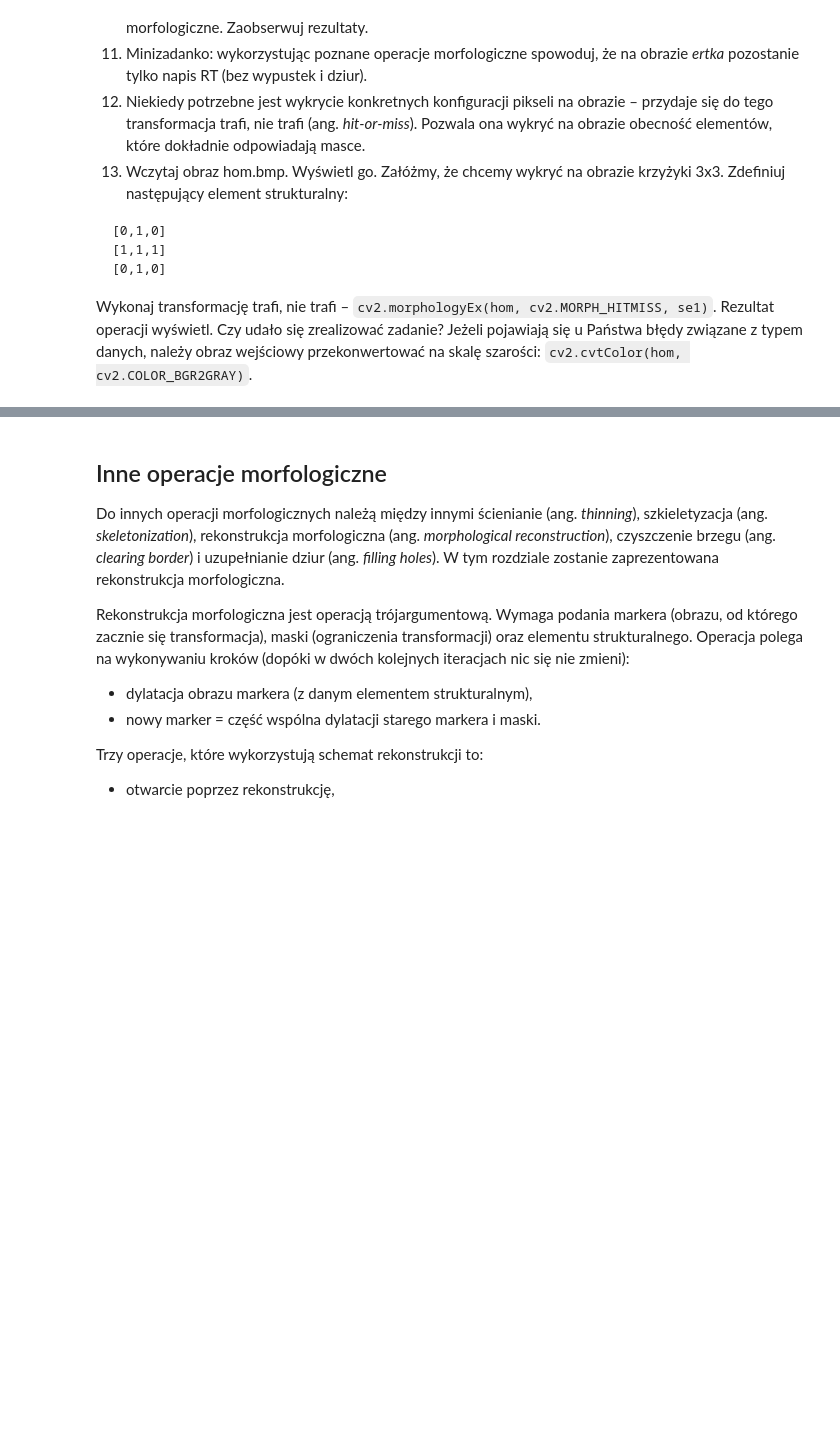
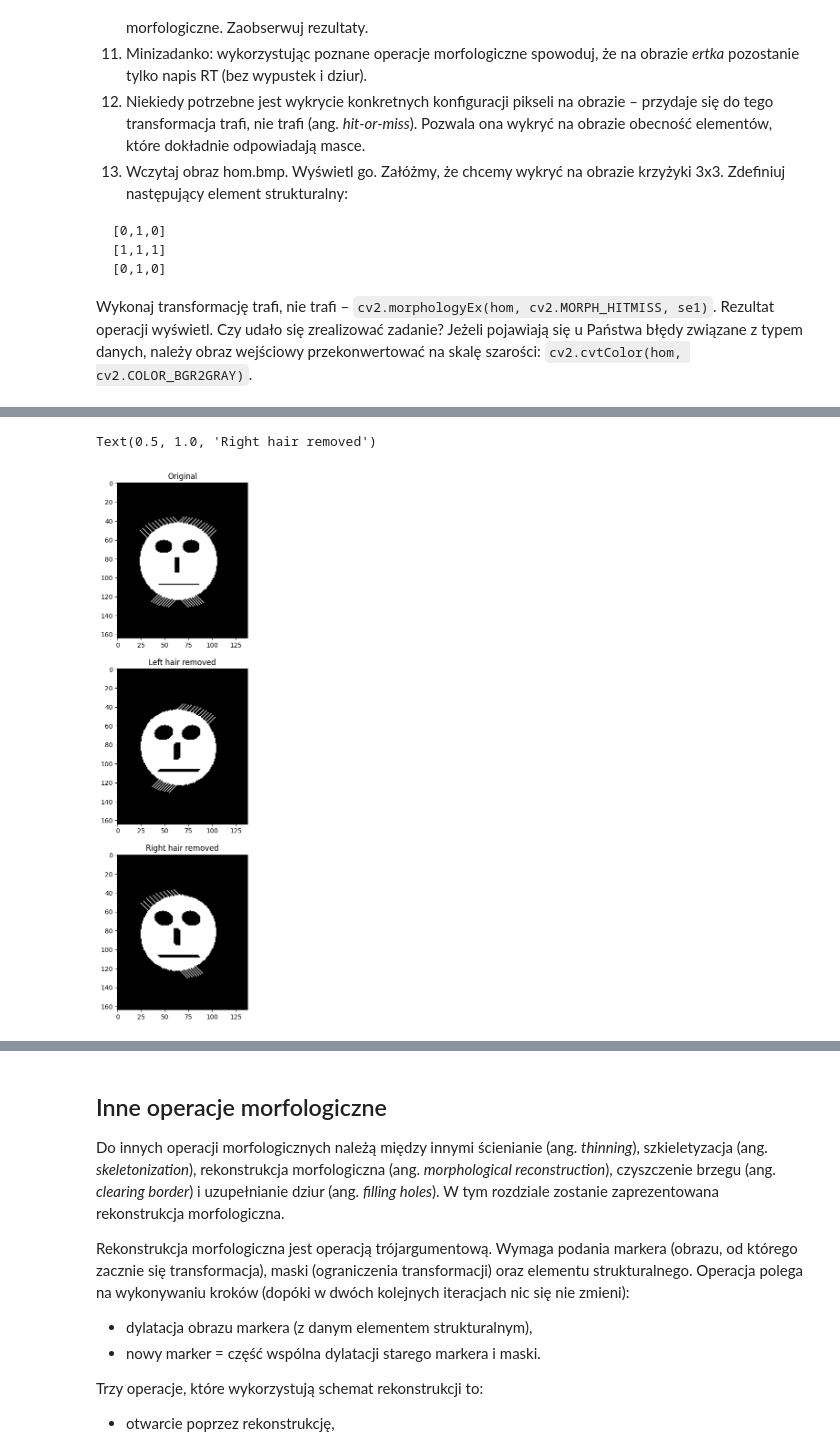
Before and after one commit to YgLK/computer_vision, a Jupyter notebook: lab10/10_morphology.ipynb, the cells around one changed output, grey strips where cells are left out. Saved outputs shown, nothing was run; the diff lists cells and outputs as text; code cells hidden in the pictures; blank space fills up the shorter version.

```diff
--- a/lab10/10_morphology.ipynb
+++ b/lab10/10_morphology.ipynb
@@ -87,0 +141,23 @@ for fileName in fileNames:
+# %%
+# 6
+buzka = cv2.imread('buzka.bmp')
+
+struc_el_left_hair =  np.array([[0,0,1],
+                           [0,1,0],
+                           [1,0,0]], 'uint8')
+struc_el_right_hair = np.array([[1,0,0],
+                           [0,1,0],
+                           [0,0,1]], 'uint8')
+buzka_erode_left_rmv = cv2.erode(buzka, struc_el_left_hair)
+buzka_erode_right_rmv = cv2.erode(buzka, struc_el_right_hair)
+
+fig, axs = plt.subplots(3, figsize=(15,15))
+axs[0].imshow(buzka)
+axs[0].set_title("Original")
+axs[1].imshow(buzka_erode_left_rmv)
+axs[1].set_title("Left hair removed")
+axs[2].imshow(buzka_erode_right_rmv)
+axs[2].set_title("Right hair removed")
+# %% [output]
+Text(0.5, 1.0, 'Right hair removed')
+[figure, added]
```
Also changed, not shown: parts of 23 cells of this notebook, 26 other files.
